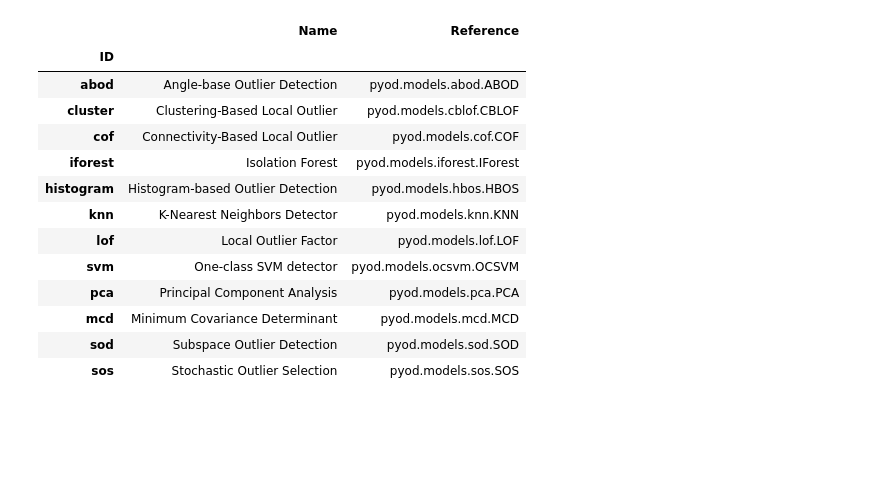
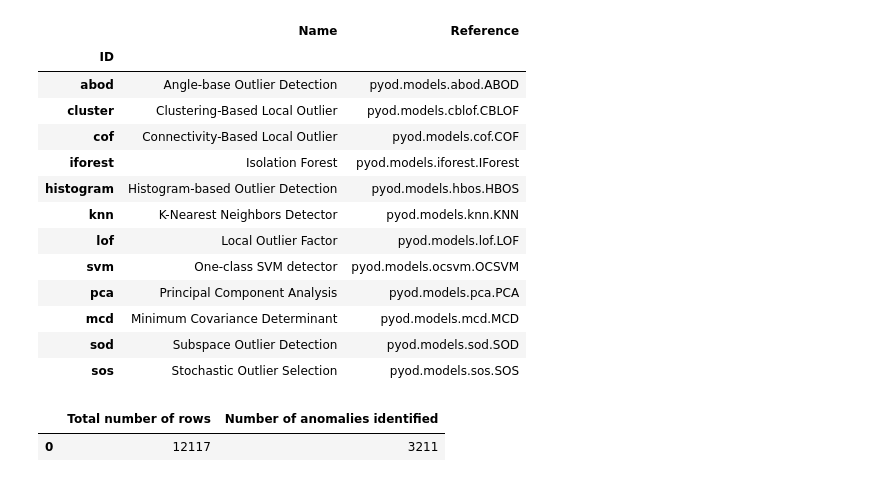
Before and after one commit to alexantg/PredictiveMaintenanceILS, a Jupyter notebook: AnomalyDetection/anomalyDetect.ipynb, the cells around one changed output. Saved outputs shown, nothing was run; the diff lists cells and outputs as text; code cells hidden in the pictures; blank space fills up the shorter version.

```diff
--- a/AnomalyDetection/anomalyDetect.ipynb
+++ b/AnomalyDetection/anomalyDetect.ipynb
@@ -83,3 +85,21 @@ models()
 | mcd | Minimum Covariance Determinant | pyod.models.mcd.MCD |
 | sod | Subspace Outlier Detection | pyod.models.sod.SOD |
 | sos | Stochastic Outlier Selection | pyod.models.sos.SOS |
+# %%
+anomaly_rows = unseen_predictions[unseen_predictions["Anomaly"] == 1]
+num_an = anomaly_rows.__len__();
+
+num_total = unseen_predictions.__len__()
+
+dataTwo = {'Total number of rows': [num_total], 'Number of anomalies identified': [num_an]}
+
+df = pd.DataFrame(dataTwo)
+df.head()
+
+#print(df)
+
+#print(num_an)
+#print(num_total)
+# %% [output]
+|  | Total number of rows | Number of anomalies identified |
+| 0 | 12117 | 3211 |
```
Also changed, not shown: parts of 5 cells of this notebook, 8 other files.
